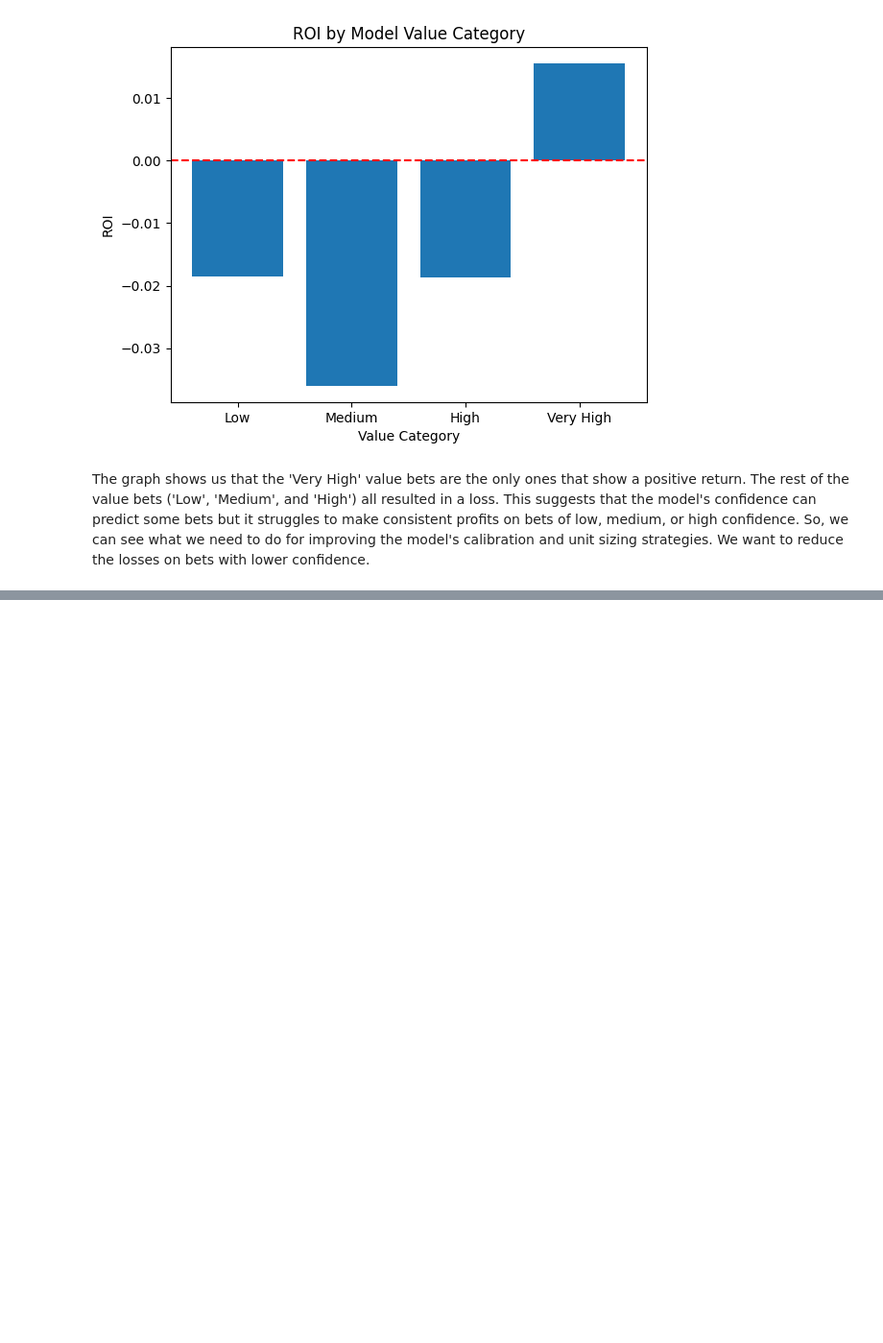
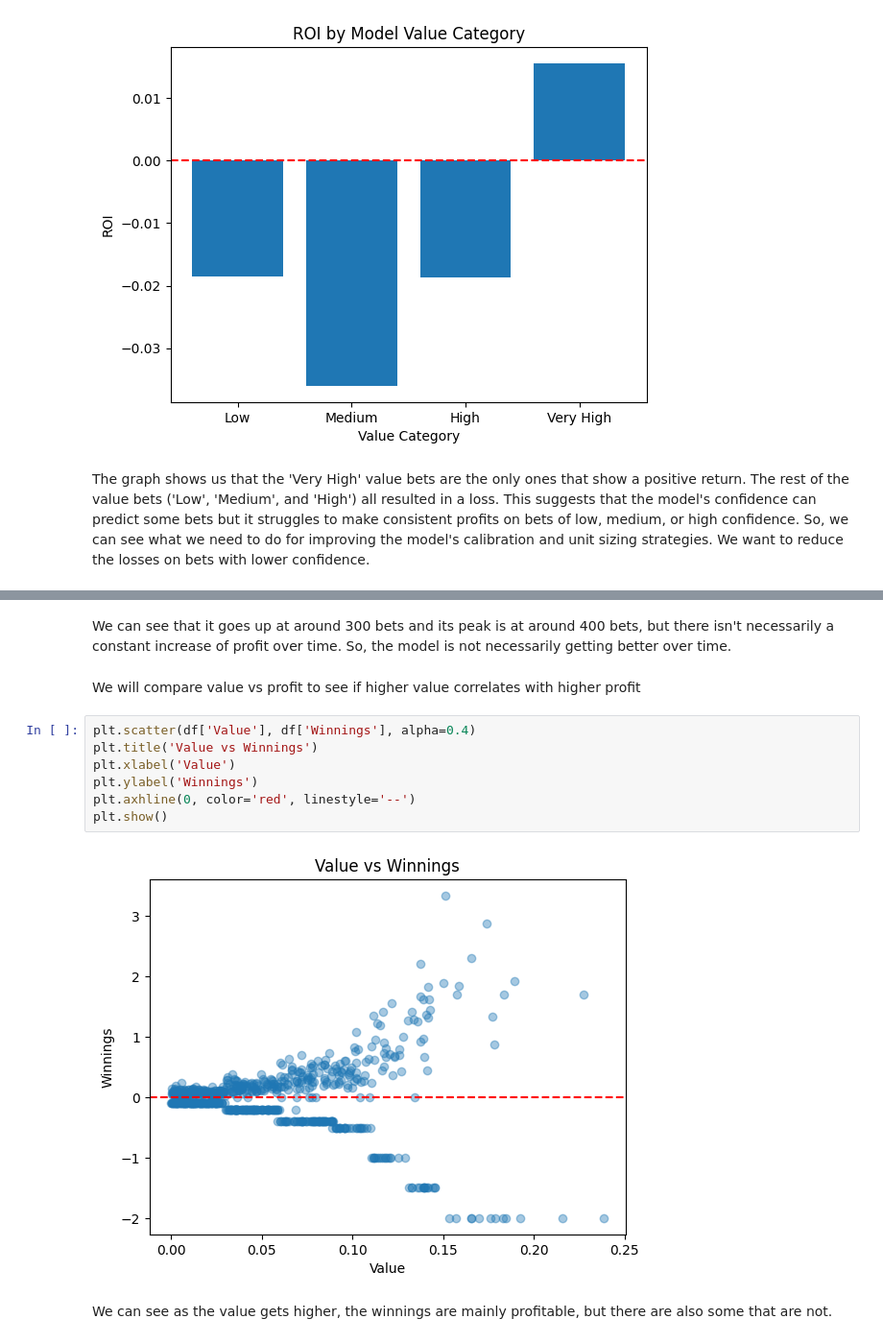
Before and after one commit to rkb121541/mlb-test-model, a Jupyter notebook: main.ipynb, the cells around one changed output, grey strips where cells are left out. Shown at 96% size. Saved outputs shown, nothing was run; the diff lists cells and outputs as text; blank space fills up the shorter version.

```diff
--- a/main.ipynb
+++ b/main.ipynb
@@ -161 +174,16 @@ The graph shows us that the 'Very High' value bets are the only ones that show a
+# %% [markdown]
+We can see that it goes up at around 300 bets and its peak is at around 400 bets, but there isn't necessarily a constant increase of profit over time. So, the model is not necessarily getting better over time.
+# %% [markdown]
+We will compare value vs profit to see if higher value correlates with higher profit
+# %%
+plt.scatter(df['Value'], df['Winnings'], alpha=0.4)
+plt.title('Value vs Winnings')
+plt.xlabel('Value')
+plt.ylabel('Winnings')
+plt.axhline(0, color='red', linestyle='--')
+plt.show()
+# %% [output]
+[figure, added]
+# %% [markdown]
+We can see as the value gets higher, the winnings are mainly profitable, but there are also some that are not.
 # %% [markdown]
```
Also changed, not shown: parts of 3 cells of this notebook.
